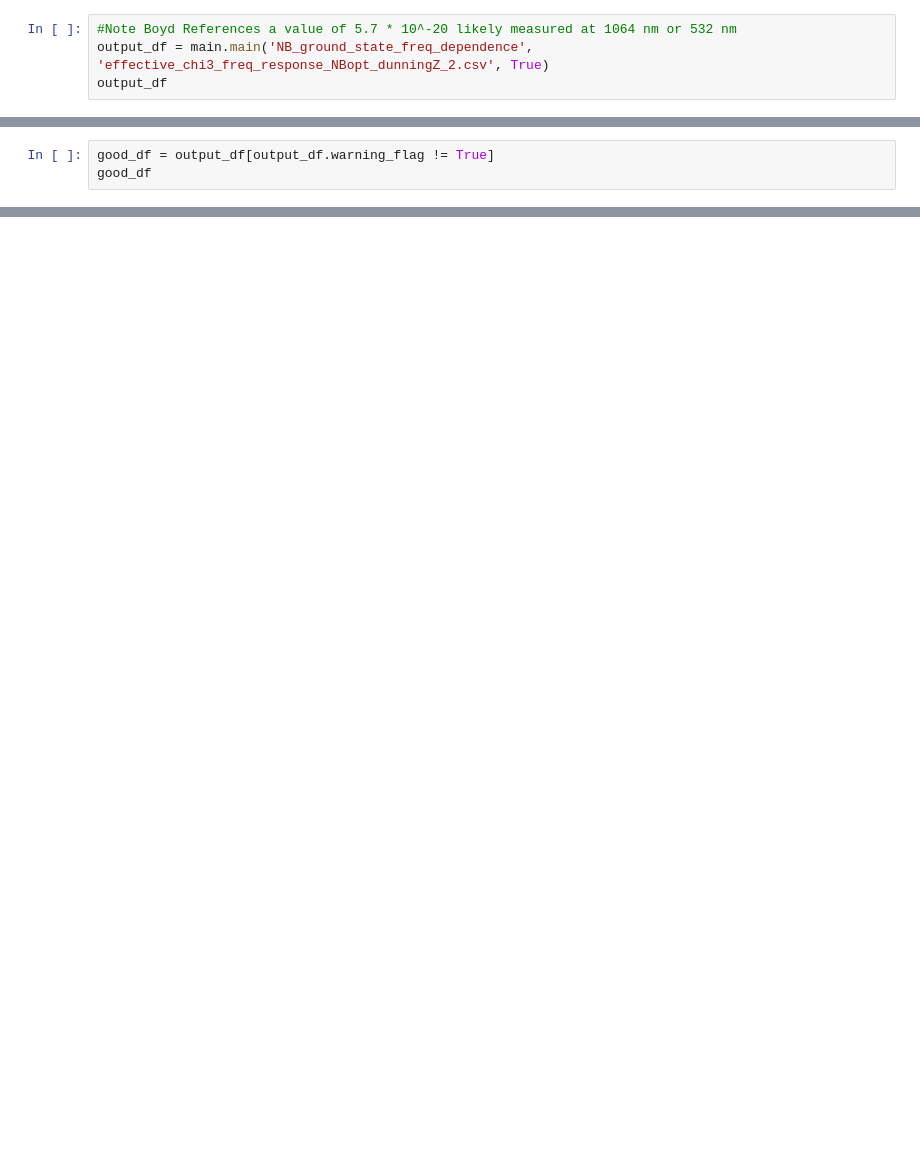
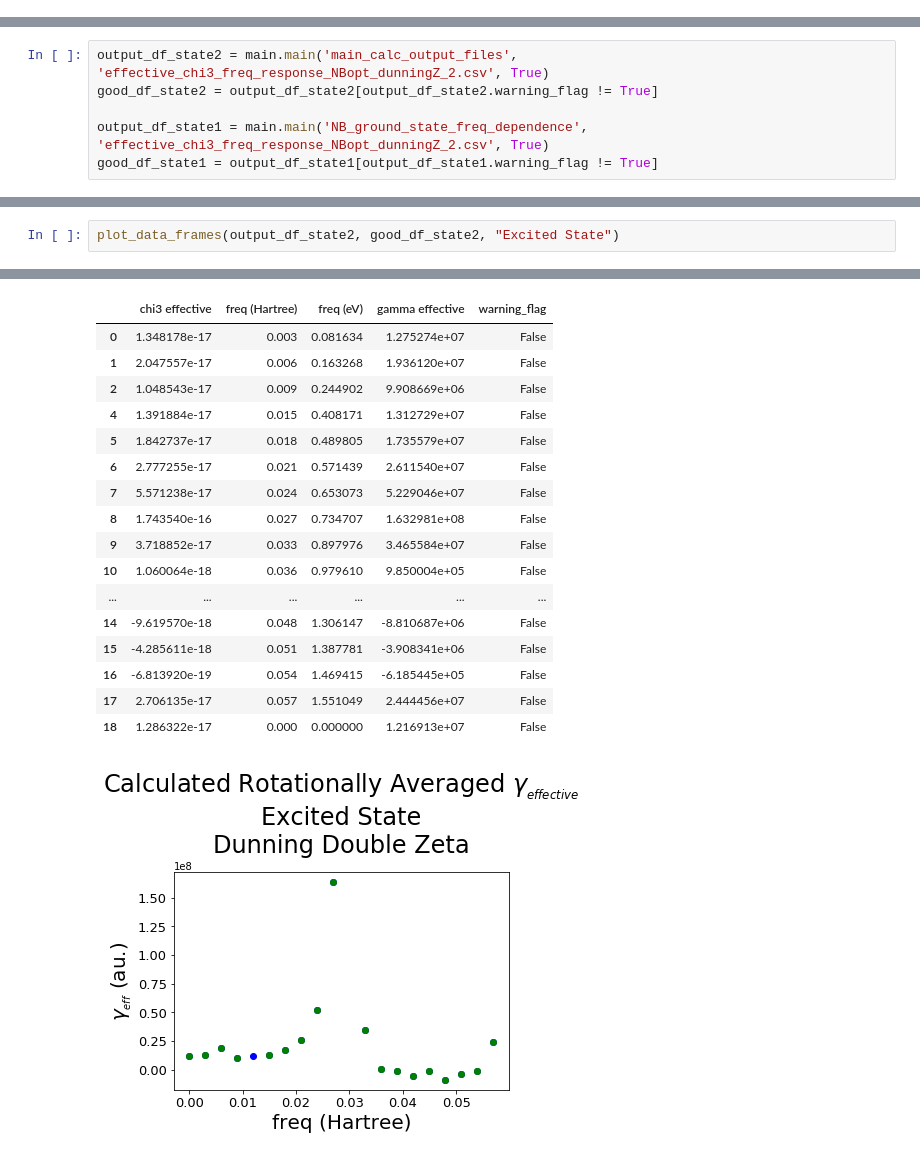
Before and after one commit to zifn/qchem_nitrobenzene, a Jupyter notebook: plotting freq dependence of chi3.ipynb, the cells around one changed output, grey strips where cells are left out. Cells and saved outputs as stored; diff of their text form; blank space fills up the shorter version.

Commit message:
modified the plot output and changed the calculation of chi3 in main_calc

```diff
--- a/plotting freq dependence of chi3.ipynb
+++ b/plotting freq dependence of chi3.ipynb
@@ -11,5 +16 @@ from sympy import init_printing
 init_printing()
-# %%
-#Note Boyd References a value of 5.7 * 10^-20 likely measured at 1064 nm or 532 nm
-output_df = main.main('NB_ground_state_freq_dependence', 'effective_chi3_freq_response_NBopt_dunningZ_2.csv', True)
-output_df
@@ -51,3 +16,0 @@ saving data to -> NB_ground_state_freq_dependence\effective_chi3_freq_response_N
-# %%
-good_df = output_df[output_df.warning_flag != True]
-good_df
@@ -110,0 +75,6 @@ plt.show()
+# %%
+output_df_state2 = main.main('main_calc_output_files', 'effective_chi3_freq_response_NBopt_dunningZ_2.csv', True)
+good_df_state2 = output_df_state2[output_df_state2.warning_flag != True]
+
+output_df_state1 = main.main('NB_ground_state_freq_dependence', 'effective_chi3_freq_response_NBopt_dunningZ_2.csv', True)
+good_df_state1 = output_df_state1[output_df_state1.warning_flag != True]
@@ -110,0 +99,3 @@ plt.show()
+# %%
+plot_data_frames(output_df_state2, good_df_state2, "Excited State")
+# %% [output]
@@ -110,0 +119,18 @@ plt.show()
+|  | chi3 effective | freq (Hartree) | freq (eV) | gamma effective | warning_flag |
+| 0 | 1.348178e-17 | 0.003 | 0.081634 | 1.275274e+07 | False |
+| 1 | 2.047557e-17 | 0.006 | 0.163268 | 1.936120e+07 | False |
+| 2 | 1.048543e-17 | 0.009 | 0.244902 | 9.908669e+06 | False |
+| 4 | 1.391884e-17 | 0.015 | 0.408171 | 1.312729e+07 | False |
+| 5 | 1.842737e-17 | 0.018 | 0.489805 | 1.735579e+07 | False |
+| 6 | 2.777255e-17 | 0.021 | 0.571439 | 2.611540e+07 | False |
+| 7 | 5.571238e-17 | 0.024 | 0.653073 | 5.229046e+07 | False |
+| 8 | 1.743540e-16 | 0.027 | 0.734707 | 1.632981e+08 | False |
+| 9 | 3.718852e-17 | 0.033 | 0.897976 | 3.465584e+07 | False |
+| 10 | 1.060064e-18 | 0.036 | 0.979610 | 9.850004e+05 | False |
+| ... | ... | ... | ... | ... | ... |
+| 14 | -9.619570e-18 | 0.048 | 1.306147 | -8.810687e+06 | False |
+| 15 | -4.285611e-18 | 0.051 | 1.387781 | -3.908341e+06 | False |
+| 16 | -6.813920e-19 | 0.054 | 1.469415 | -6.185445e+05 | False |
+| 17 | 2.706135e-17 | 0.057 | 1.551049 | 2.444456e+07 | False |
+| 18 | 1.286322e-17 | 0.000 | 0.000000 | 1.216913e+07 | False |
+[figure, added]
```
Also changed, not shown: parts of 10 cells of this notebook, 1 other file.
